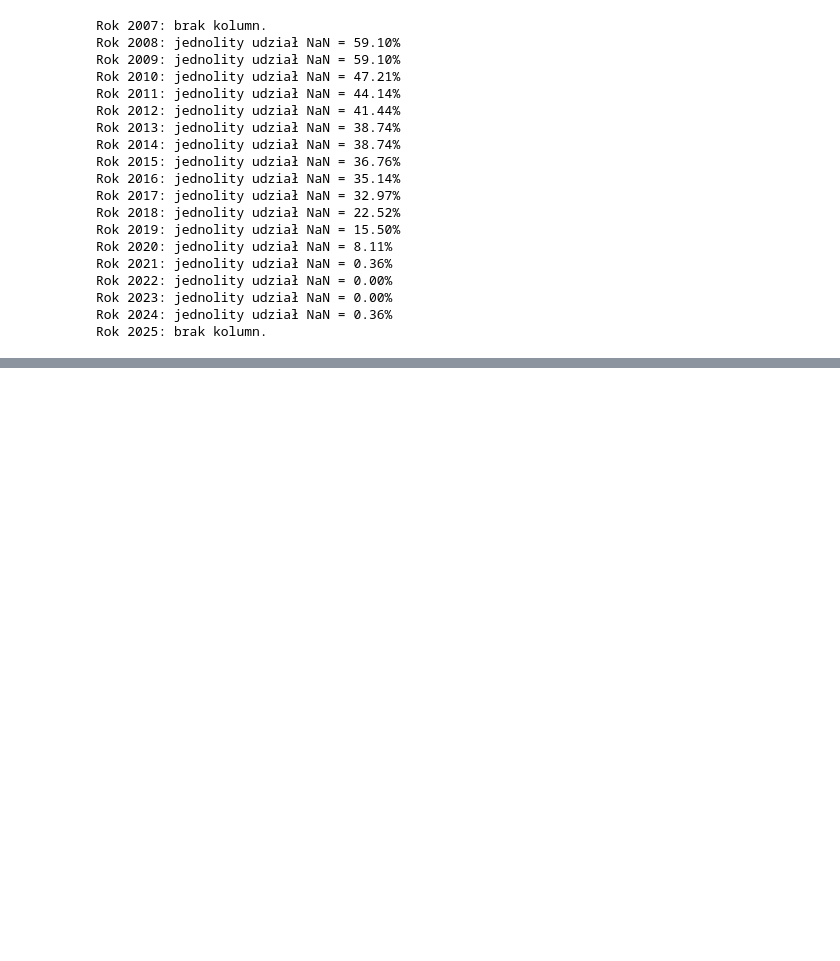
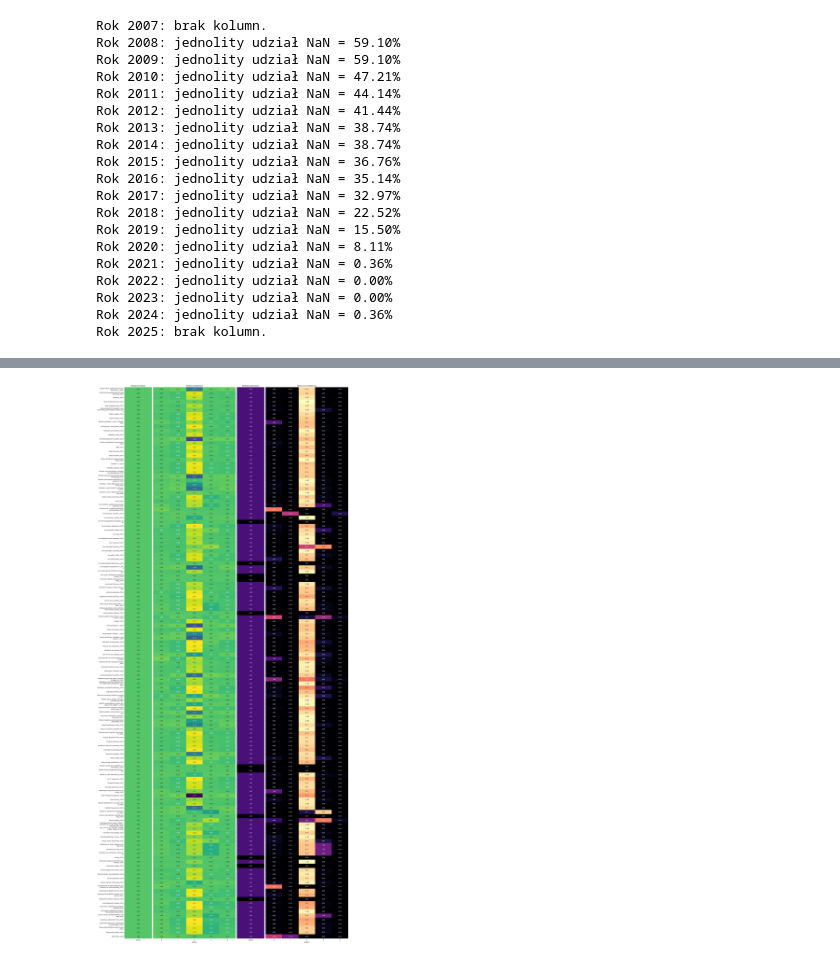
Before and after one commit to Karol315/Ml_project_clasterization, a Jupyter notebook: companies_data_concatenation.ipynb, the cells around one changed output, grey strips where cells are left out. Cells and saved outputs as stored; diff of their text form; code cells hidden in the pictures; blank space fills up the shorter version.

Commit message:
function for clusters analize added

```diff
--- a/companies_data_concatenation.ipynb
+++ b/companies_data_concatenation.ipynb
@@ -172,6 +171,6 @@ plt.show()
 # %%
 # --- Klasteryzacje ---
-n_clusters = 8 #dla funkcji które wymagają
+n_clusters = 5 #dla funkcji które wymagają
 results = {}
 labels_dict = {}
 # %%
@@ -290,0 +409,18 @@ plot_embedding(X_tsne, "t-SNE", labels_dict)
+# %%
+# 1. Zamień X_scaled na DataFrame z oryginalnymi nazwami cech
+df_scaled = pd.DataFrame(X_scaled, columns=df_features_filtered.columns, index=df_features_filtered.index)
+
+# 2. Zamień X_pca na DataFrame (dla indeksów)
+df_pca = pd.DataFrame(X_pca, index=df_scaled.index, columns=[f'PC{i+1}' for i in range(X_pca.shape[1])])
+
+# 3. Etykiety klastrów jako Series
+_series = pd.Series(labels_dict['KMedoids (euclidean)'], index=df_scaled.index, name="cluster")
+
+# 4. Wywołanie analizy
+_summary = cluster_summary(
+    df_orig=df_scaled,       # <-- cechy z nazwami
+    df_cluster=df_pca,       # <-- tylko dla zachowania indeksów
+    cluster_labels=_series
+)
+# %% [output]
+[figure, added]
```
Also changed, not shown: parts of 8 cells of this notebook.
